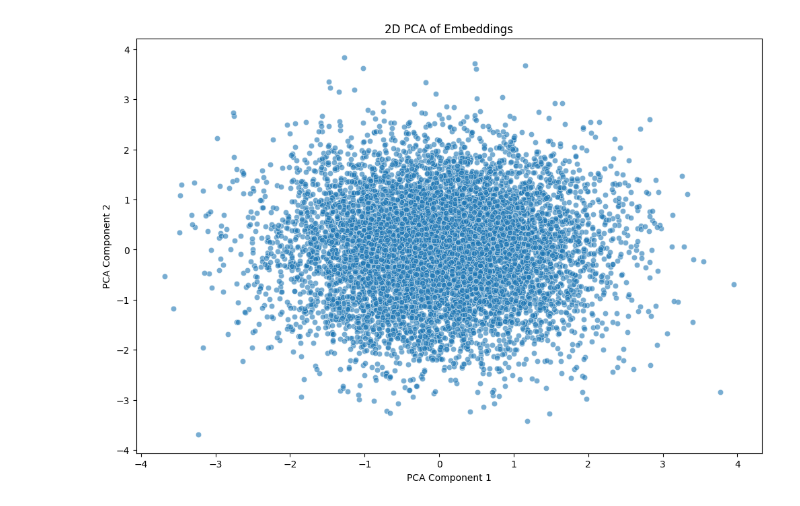
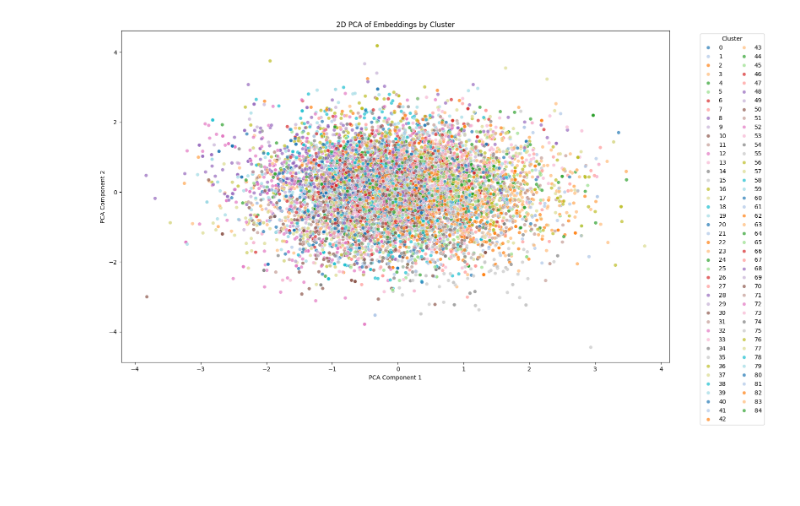
Before and after one commit to botond0401/personalized-education, a Jupyter notebook: notebooks/embeddings.ipynb, the cells around one changed output. Saved outputs shown, nothing was run; the diff lists cells and outputs as text; code cells hidden in the pictures; blank space fills up the shorter version.

```diff
--- a/notebooks/embeddings.ipynb
+++ b/notebooks/embeddings.ipynb
@@ -77,0 +101,17 @@ print(df.head())  # Print the first few rows to check the structure
+# %%
+num_skills = df_skills_merged['skill_id'].nunique()
+# %%
+from sklearn.cluster import KMeans
+from sklearn.preprocessing import StandardScaler
+
+# Step 1: Select columns for clustering
+cols_to_cluster = [f'embed_{i}' for i in range(1, 10)]
+data_to_cluster = df_merged[cols_to_cluster]
+
+# Step 2: Standardize the data
+scaler = StandardScaler()
+data_scaled = scaler.fit_transform(data_to_cluster)
+
+# Step 3: Apply K-Means clustering
+kmeans = KMeans(n_clusters=num_skills, random_state=42)  # Adjust `n_clusters` as needed
+df_merged['cluster'] = kmeans.fit_predict(data_scaled)
@@ -77,0 +145,3 @@ print(df.head())  # Print the first few rows to check the structure
+# %%
+for i in range(85):
+    print(df_merged.loc[df_merged['cluster']==i, 'skill_id'].nunique())
@@ -78,24 +166,39 @@ print(df.head())  # Print the first few rows to check the structure
 # %%
+import seaborn as sns
+import matplotlib.pyplot as plt
+from sklearn.decomposition import PCA
 
+# Define the embedding dimension based on your DataFrame structure
+embedding_dim = 9  # Adjust to the number of embedding columns
 
 # Extract the embedding columns from the DataFrame
-embedding_cols = [f'embed_{i}' for i in range(1, embedding_dim + 1)]  # Adjust according to the actual column names
-embeddings = df[embedding_cols].values
+embedding_cols = [f'embed_{i}' for i in range(1, embedding_dim + 1)]
+embeddings = df_merged[embedding_cols].values
 
-# Apply PCA to reduce the embeddings to 2D for visualization
+# Apply PCA to reduce embeddings to 2D
 pca = PCA(n_components=2)
 pca_result = pca.fit_transform(embeddings)
 
 # Add PCA results to the DataFrame
-df['pca1'] = pca_result[:, 0]
-df['pca2'] = pca_result[:, 1]
+df_merged['pca1'] = pca_result[:, 0]
+df_merged['pca2'] = pca_result[:, 1]
 
-# Plotting
-plt.figure(figsize=(12, 8))
-sns.scatterplot(x='pca1', y='pca2', data=df, palette='viridis', alpha=0.6)
-plt.title('2D PCA of Embeddings')
+# Plotting with a categorical palette for distinct clusters
+plt.figure(figsize=(16, 10))
+sns.scatterplot(
+    x='pca1',
+    y='pca2',
+    hue='cluster',
+    palette=sns.color_palette('tab20', n_colors=85),  # Use a palette that supports many clusters
+    data=df_merged,
+    alpha=0.7,
+    legend='full'
+)
+plt.title('2D PCA of Embeddings by Cluster')
 plt.xlabel('PCA Component 1')
 plt.ylabel('PCA Component 2')
+plt.legend(title='Cluster', bbox_to_anchor=(1.05, 1), loc='upper left', ncol=2)
+plt.tight_layout()
 plt.show()
 # %% [output]
-[figure, old version]
+[figure, new version]
```
Also changed, not shown: parts of 9 cells of this notebook, 1 other file.
